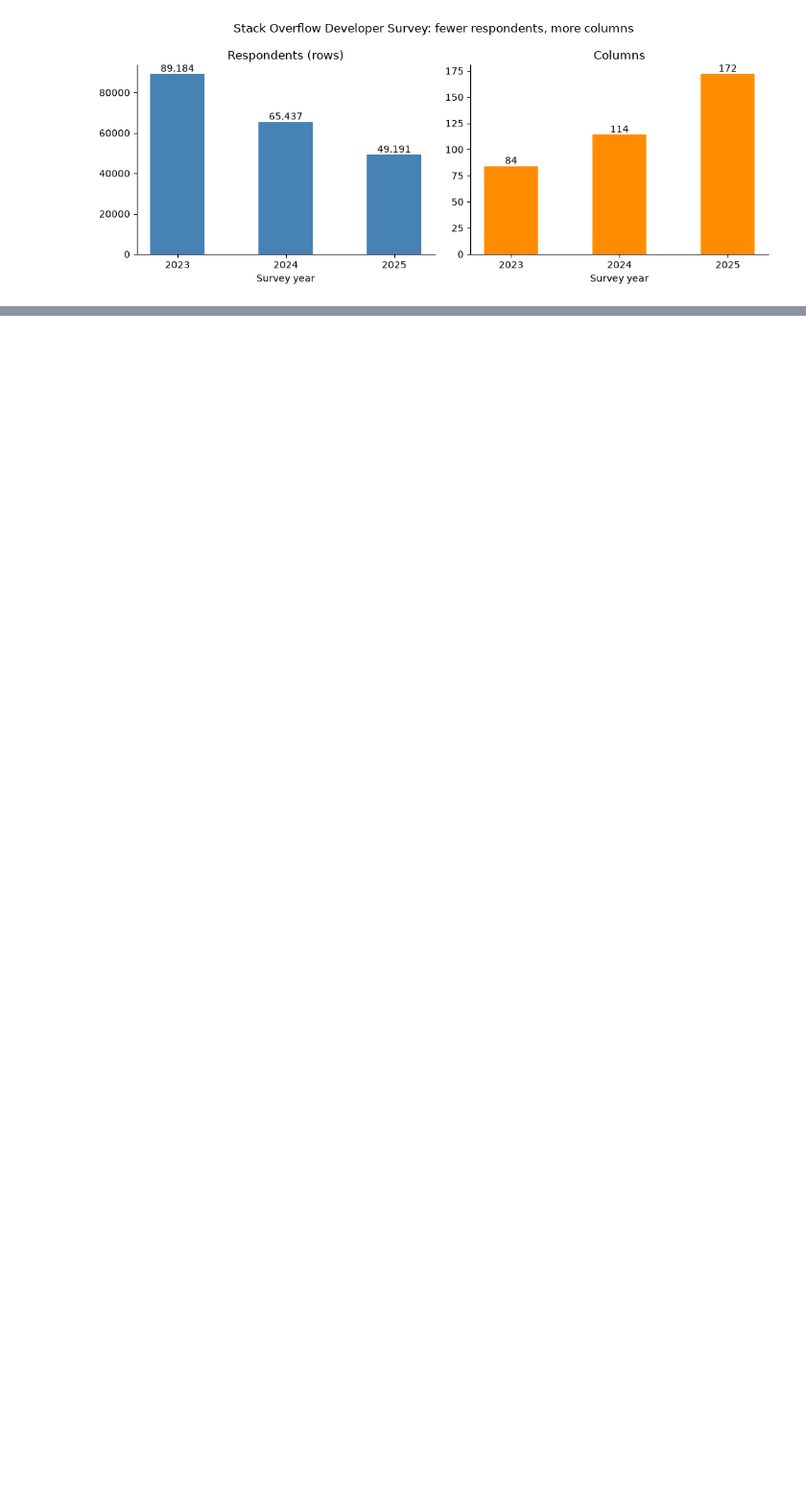
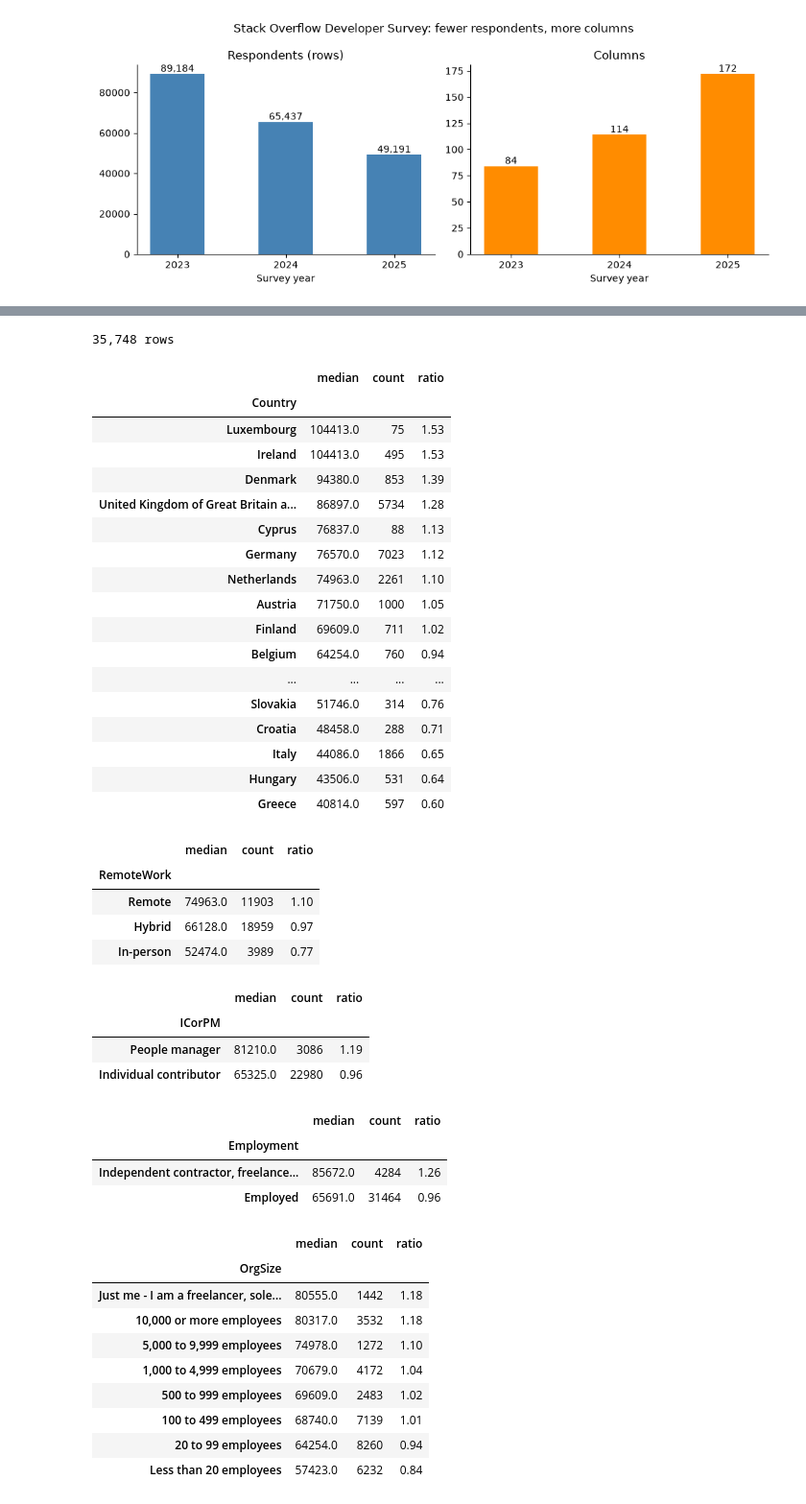
Before and after one commit to spycebot/machine-learning-zoomcamp-projects, a Jupyter notebook: midterm-project/jobs-in-computers.ipynb, the cells around one changed output, grey strips where cells are left out. Shown at 96% size. Saved outputs shown, nothing was run; the diff lists cells and outputs as text; code cells hidden in the pictures; blank space fills up the shorter version.

```diff
--- a/midterm-project/jobs-in-computers.ipynb
+++ b/midterm-project/jobs-in-computers.ipynb
@@ -278,0 +318,80 @@ plt.show()
+# %%
+# Modelling subset: Working developers with plausible pay
+model_df = df[
+    df['ConvertedCompYearly'].between(5_000, 500_000)
+    & df['Employment'].isin(['Employed',
+                             'Independent contractor, freelancer, or self-employed'])
+    & (df['MainBranch'] == 'I am a developer by profession')
+].copy()
+model_df['log_comp'] = np.log1p(model_df['ConvertedCompYearly'])
+# %%
+# Feature-importance analysis for important features
+
+mask = (
+    model_df['ConvertedCompYearly'].between(5_000, 500_000)
+    & model_df['Employment'].isin(['Employed',
+                             'Independent contractor, freelancer, or self-employed'])
+    & (model_df['MainBranch'] == 'I am a developer by profession')
+)
+d = model_df[mask].copy()
+d['log_comp'] = np.log1p(d['ConvertedCompYearly'])
+
+categorical = ['Country', 'Age', 'EdLevel', 'Employment', 'DevRole', 'OrgSize',
+               'RemoteWork', 'ICorPM', 'Industry', 'AISelect']
+numerical = ['WorkExp', 'YearsCode']
+lang_cols = [c for c in d.columns if c.startswith('lang_')]
+print(f'{len(d):,} rows')
+# %% [output]
+35,748 rows
+# %%
+# Median salary by category, relative to the overall median
+# The regression equivalent of the lectute's "risk ratio" tables
+
+global_median = d['ConvertedCompYearly'].median()
+for col in ['Country', 'RemoteWork', 'ICorPM', 'Employment', 'OrgSize', 'DevRole']:
+    t = d.groupby(col)['ConvertedCompYearly'].agg(['median', 'count'])
+    t['ratio'] = (t['median'] / global_median).round(2)
+    t['median'] = t['median'].round(0)
+    display(t.sort_values('median', ascending=False))
+# %% [output]
+|  | median | count | ratio |
+| Country |  |  |  |
+| Luxembourg | 104413.0 | 75 | 1.53 |
+| Ireland | 104413.0 | 495 | 1.53 |
+| Denmark | 94380.0 | 853 | 1.39 |
+| United Kingdom of Great Britain a... | 86897.0 | 5734 | 1.28 |
+| Cyprus | 76837.0 | 88 | 1.13 |
+| Germany | 76570.0 | 7023 | 1.12 |
+| Netherlands | 74963.0 | 2261 | 1.10 |
+| Austria | 71750.0 | 1000 | 1.05 |
+| Finland | 69609.0 | 711 | 1.02 |
+| Belgium | 64254.0 | 760 | 0.94 |
+| ... | ... | ... | ... |
+| Slovakia | 51746.0 | 314 | 0.76 |
+| Croatia | 48458.0 | 288 | 0.71 |
+| Italy | 44086.0 | 1866 | 0.65 |
+| Hungary | 43506.0 | 531 | 0.64 |
+| Greece | 40814.0 | 597 | 0.60 |
+|  | median | count | ratio |
+| RemoteWork |  |  |  |
+| Remote | 74963.0 | 11903 | 1.10 |
+| Hybrid | 66128.0 | 18959 | 0.97 |
+| In-person | 52474.0 | 3989 | 0.77 |
+|  | median | count | ratio |
+| ICorPM |  |  |  |
+| People manager | 81210.0 | 3086 | 1.19 |
+| Individual contributor | 65325.0 | 22980 | 0.96 |
+|  | median | count | ratio |
+| Employment |  |  |  |
+| Independent contractor, freelance... | 85672.0 | 4284 | 1.26 |
+| Employed | 65691.0 | 31464 | 0.96 |
+|  | median | count | ratio |
+| OrgSize |  |  |  |
+| Just me - I am a freelancer, sole... | 80555.0 | 1442 | 1.18 |
+| 10,000 or more employees | 80317.0 | 3532 | 1.18 |
+| 5,000 to 9,999 employees | 74978.0 | 1272 | 1.10 |
+| 1,000 to 4,999 employees | 70679.0 | 4172 | 1.04 |
+| 500 to 999 employees | 69609.0 | 2483 | 1.02 |
+| 100 to 499 employees | 68740.0 | 7139 | 1.01 |
+| 20 to 99 employees | 64254.0 | 8260 | 0.94 |
+| Less than 20 employees | 57423.0 | 6232 | 0.84 |
```
Also changed, not shown: parts of 10 cells of this notebook.
